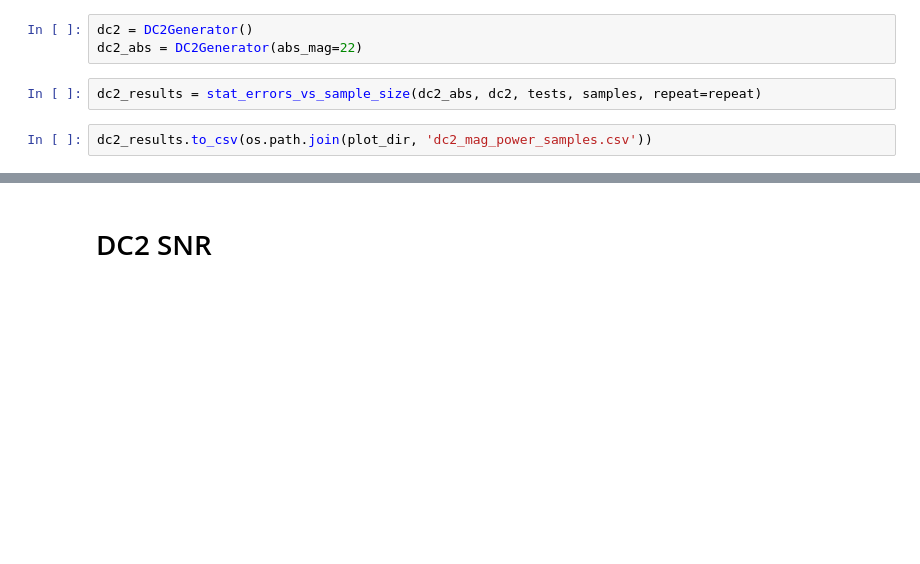
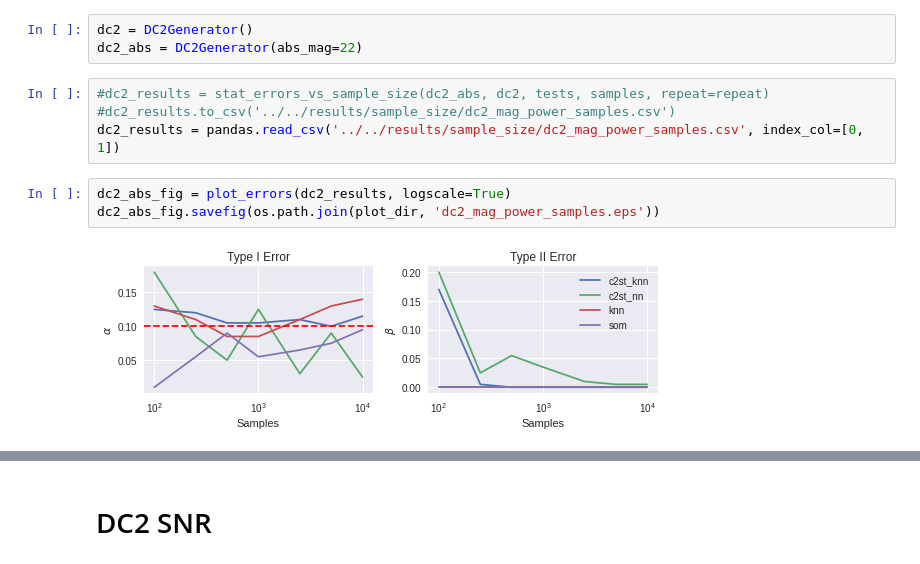
Before and after one commit to ayllon/SOMA, a Jupyter notebook: notebooks/sample_size/dc2.ipynb, the cells around one changed output, grey strips where cells are left out. Saved outputs shown, nothing was run; the diff lists cells and outputs as text; blank space fills up the shorter version.

```diff
--- a/notebooks/sample_size/dc2.ipynb
+++ b/notebooks/sample_size/dc2.ipynb
@@ -32,8 +34,13 @@ repeat = 200
 # %%
 dc2 = DC2Generator()
 dc2_abs = DC2Generator(abs_mag=22)
-# %%
-dc2_results = stat_errors_vs_sample_size(dc2_abs, dc2, tests, samples, repeat=repeat)
+# %%
+#dc2_results = stat_errors_vs_sample_size(dc2_abs, dc2, tests, samples, repeat=repeat)
+#dc2_results.to_csv('../../results/sample_size/dc2_mag_power_samples.csv')
+dc2_results = pandas.read_csv('../../results/sample_size/dc2_mag_power_samples.csv', index_col=[0, 1])
 # %%
-dc2_results.to_csv(os.path.join(plot_dir, 'dc2_mag_power_samples.csv'))
+dc2_abs_fig = plot_errors(dc2_results, logscale=True)
+dc2_abs_fig.savefig(os.path.join(plot_dir, 'dc2_mag_power_samples.eps'))
+# %% [output]
+[figure, added]
 # %%
```
Also changed, not shown: parts of 8 cells of this notebook, 6 other files.
